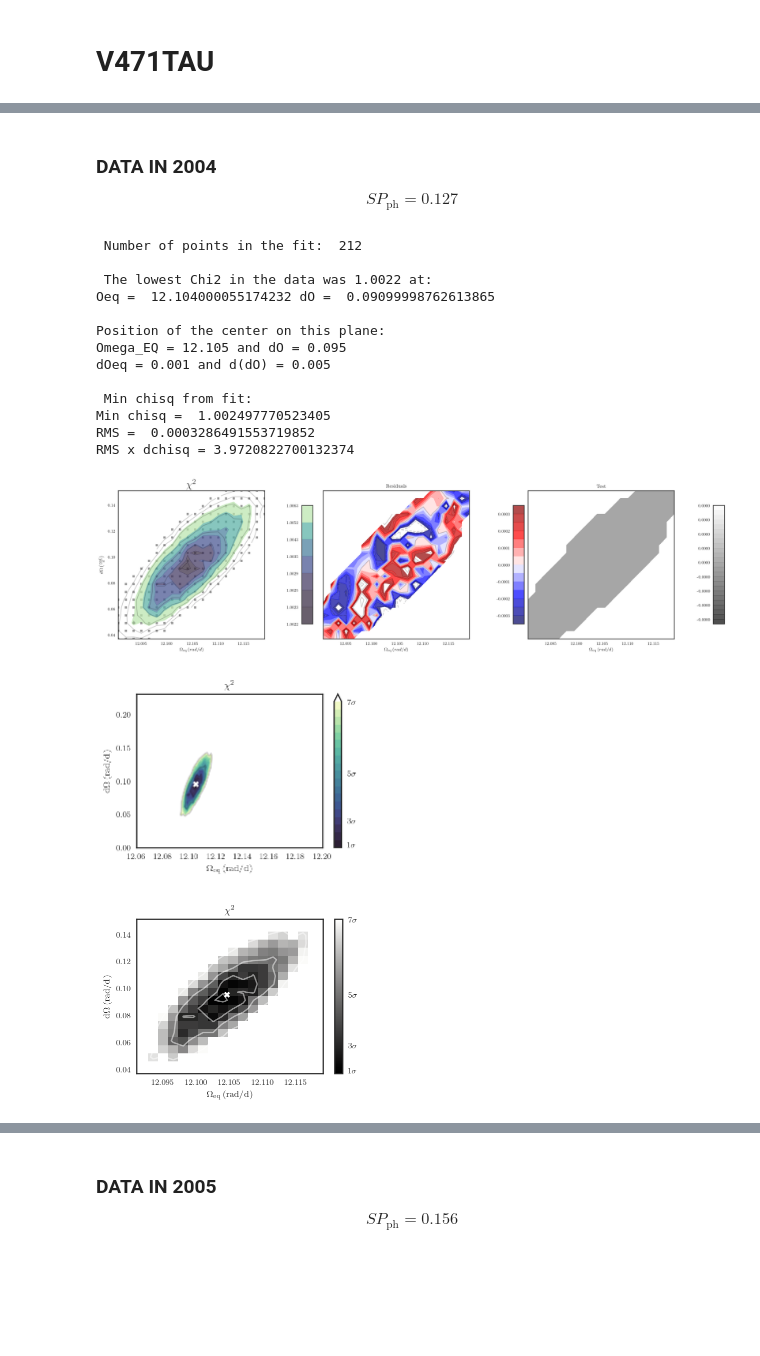
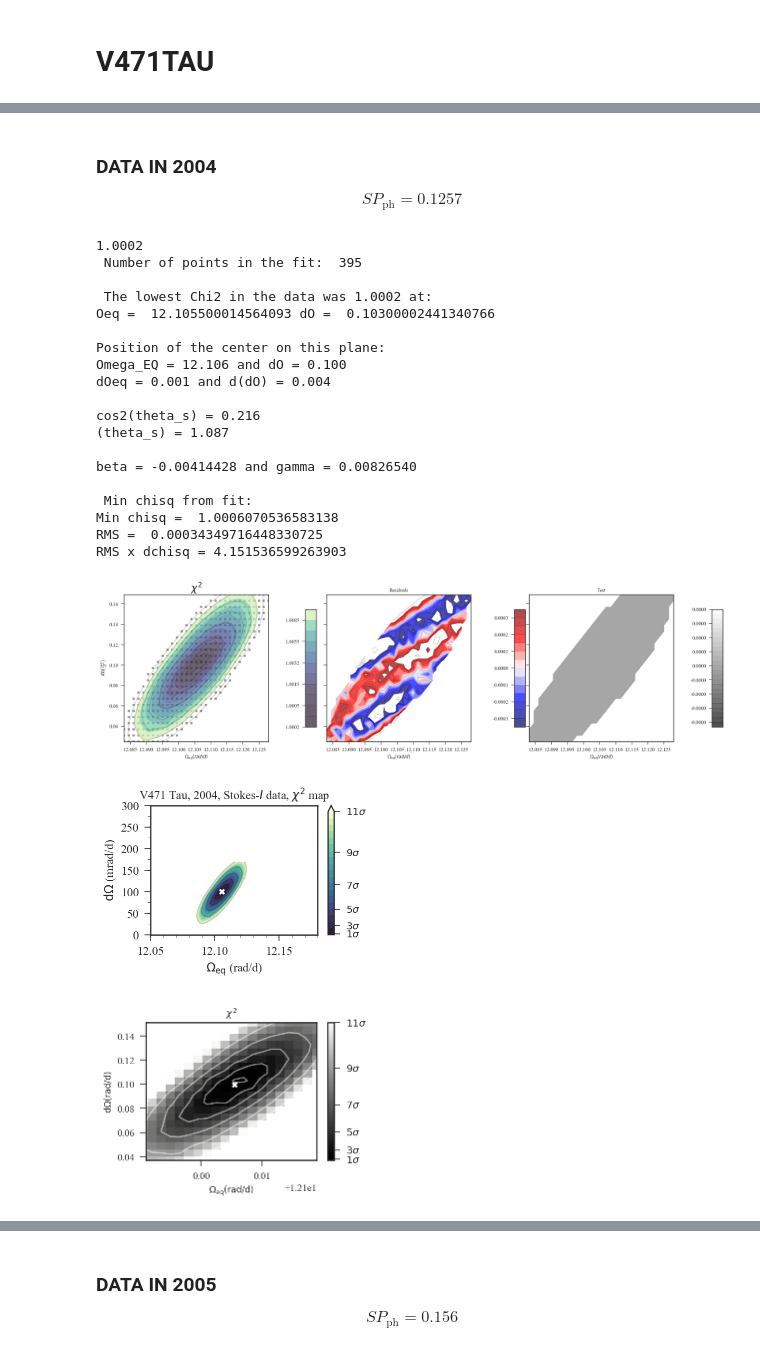
Before and after one commit to bzaire/Reports, a Jupyter notebook: search_DR_chipot-checkpoint.ipynb, the cells around one changed output, grey strips where cells are left out. Drawn from its saved outputs; the diff is of its cells as text; code cells hidden in the pictures; blank space fills up the shorter version.

```diff
--- a/search_DR_chipot-checkpoint.ipynb
+++ b/search_DR_chipot-checkpoint.ipynb
@@ -15,11 +15,11 @@ The parameters that will be used in each epoch are:
 | EQW                   | $5.12$     | $5.12$    |
 # %%
-lev_o = (12.06,12.200)
-lev_do = (0.00, 0.230)
+lev_o = (12.05,12.180)
+lev_do = (0.00, 300)
 sigma_errorbar=1
 # %% [markdown]
 ### DATA IN 2004
-  \begin{equation*} SP_{\mathrm{ph}} = 0.127 \end{equation*}
+  \begin{equation*} SP_{\mathrm{ph}} = 0.1257 \end{equation*}
 # %%
 # load modules
 import numpy as N
@@ -28,17 +28,20 @@ from scipy.optimize import leastsq
 import cmocean as cm
 import matplotlib.font_manager
 import copy
+from matplotlib.ticker import MultipleLocator
 
-P.style.use(['seaborn-white', 'seaborn-paper'])
+P.style.use(['seaborn-white', 'seaborn-paper', 'seaborn-ticks'])
 matplotlib.rc("font", family="Times New Roman", size=20)
+matplotlib.rc('xtick', labelsize='medium')
+matplotlib.rc('ytick', labelsize='medium')
 %matplotlib inline
 %config InlineBackend.figure_format = 'retina'
 
 #Define the number of sigmas that you want to consider
-nsigma=7.
+nsigma=11.
 
 # Read file with informations in each run
-beta, gamma, chisq, s, sp_ph, test, cool, hot = N.genfromtxt('data/old/search_dr_i_chipot_2004.txt', unpack=True)
+beta, gamma, chisq, s, sp_ph, test, cool, hot = N.genfromtxt('data/search_dr_i_chipot_2004.txt', unpack=True)
 
 #Change to oeq and do
 period =  0.5211833875 # in days
@@ -57,12 +60,13 @@ for i in range(len(cycle)):
 dchisq = nsigma**2*2.3/count
 
 #select data within the conditions:
-isp = N.bitwise_and(N.bitwise_and(sp_ph <= 0.12705, sp_ph >= 0.12690), test <=0.005)
+isp = N.bitwise_and(N.bitwise_and(sp_ph <= 0.12575, sp_ph >= 0.12560), test <=0.005)
 Oeq = Oeq[isp]; dO = dO[isp]; chisq = chisq[isp]; s = s[isp]; sp_ph = sp_ph[isp]
 test = test[isp]; cool = cool[isp]; hot = hot[isp]
 
 # Set global min of spot coverage
 vmin = chisq.min()
+print(vmin)
 #Set levels for plotting
 lev = [vmin + isigma**2*(2.3/count) for isigma in range(int(nsigma)+1)]
 cut_sigma = int(nsigma) + 2
@@ -121,28 +125,41 @@ res = a*Oeq**2 + b*Oeq + c*dO**2 + d*dO + e*Oeq*dO + f - chisq
 
 print('Position of the center on this plane:')
 print(r'Omega_EQ = %.3f and dO = %.3f' %(best_x, best_y))
-print('dOeq = %.3f and d(dO) = %1.3f ' %(dx, dy))
-#print(r'beta = %.5f and gamma = %.5f' %(1.- best_x/Omega0, best_y/Omega0))
+print('dOeq = %.3f and d(dO) = %1.3f \n' %(dx, dy))
 
+cos2theta = e/(c-a-N.sqrt((a-c)**2 + e**2))
+print(r'cos2(theta_s) = %.3f' %(cos2theta))
+print('(theta_s) = %.3f \n' %(N.arccos(N.sqrt(cos2theta))))
+
+print(r'beta = %.8f and gamma = %.8f' %(1.- best_x/Omega0, best_y/Omega0))
+
+Oeq04 = best_x; dO04 = best_y
+dOeq04 = dx; ddO04 = dy
 
 print('\n Min chisq from fit:')
 print('Min chisq = ', w_min)
 print('RMS = ', N.sqrt(N.mean(res**2)))
 print('RMS x dchisq =', N.sqrt(N.mean(res**2))*(count/2.3)) #2params
 # %% [output]
- Number of points in the fit:  212
+1.0002
+ Number of points in the fit:  395
 
- The lowest Chi2 in the data was 1.0022 at:
-Oeq =  12.104000055174232 dO =  0.09099998762613865
+ The lowest Chi2 in the data was 1.0002 at:
+Oeq =  12.105500014564093 dO =  0.10300002441340766
 
 Position of the center on this plane:
-Omega_EQ = 12.105 and dO = 0.095
-dOeq = 0.001 and d(dO) = 0.005
+Omega_EQ = 12.106 and dO = 0.100
+dOeq = 0.001 and d(dO) = 0.004
+
+cos2(theta_s) = 0.216
+(theta_s) = 1.087
+
+beta = -0.00414428 and gamma = 0.00826540
 
  Min chisq from fit:
-Min chisq =  1.002497770523405
-RMS =  0.0003286491553719852
-RMS x dchisq = 3.9720822700132374
+Min chisq =  1.0006070536583138
+RMS =  0.00034349716448330725
+RMS x dchisq = 4.151536599263903
 # %%
 from mpl_toolkits.axes_grid1 import make_axes_locatable
 import cmocean
@@ -198,27 +215,31 @@ fig.subplots_adjust(left = .0, right = 1., top = 1., bottom = .0, wspace = .4, h
 
 P.show()
 # %% [output]
-[figure, old version]
+[figure, new version]
 # %%
 
 fig, ax = P.subplots(1,1, figsize=(4,3))
 #ax.scatter(Oeq, dO, marker = 's', s=20, color='gray', alpha=0.8)
-ax.set_title(r'$\chi^2$')
-im = ax.contourf(x, y, z, levels=N.linspace(lev[0], lev[-1], 20), cmap=cmap, alpha=1., extend='max')
+ax.set_title(r'V471 Tau, 2004, Stokes-$I$ data, $\chi^2$ map', fontsize='large')
+im = ax.contourf(x, 1.e3*y, z, levels=N.linspace(lev[0], lev[-1], 20), cmap=cmap, alpha=1., extend='max')
 im.cmap.set_over('white')
-ax.contour(x, y, z, levels=lev_1, colors='k', alpha=0.2)
+ax.contour(x, 1.e3*y, z, levels=lev_1, colors='k', alpha=0.2)
 cbar = fig.colorbar(im, ticks=lev_1, ticklocation = 'right', format = '%1.4f')
 cbar.ax.set_yticklabels([r'$ %1d \sigma$' %isig for isig in range(1,cut_sigma,2)])
 ax.set_xlim(lev_o); ax.set_ylim(lev_do)
 #ax.set_xlim((12.091,12.119)); ax.set_ylim((0.037,0.151))
-ax.plot(best_x, best_y, 'X', color='w')
+ax.plot(best_x, 1.e3*best_y, 'X', color='w')
 #ax.errorbar(best_x, best_y, xerr=dx, yerr=dy, color='r')
-ax.set_ylabel(r'$\mathrm{d}\Omega \left(\mathrm{rad/d}\right)$')
-ax.set_xlabel(r'$\Omega_\mathrm{eq} \left(\mathrm{rad/d}\right)$')
+ax.set_ylabel(r'$\mathrm{d}\Omega$ (mrad/d)', fontsize='large')
+ax.set_xlabel(r'$\Omega_\mathrm{eq}$ (rad/d)', fontsize='large')
+ax.yaxis.set_minor_locator(MultipleLocator(25))
+ax.xaxis.set_minor_locator(MultipleLocator(.01))
+P.xticks(fontsize='large')
+P.yticks(fontsize='large')
 P.tight_layout()
-P.savefig('figs/dr_i_chipot_2004.pdf', dpi=80, rasterized=True)
+P.savefig('figs/dr_i_chipot_2004.pdf', rasterized=True)
 # %% [output]
-[figure, old version]
+[figure, new version]
 # %%
 fig, ax = P.subplots(1,1, figsize=(4,3))
 ax.set_title(r'$\chi^2$')
@@ -239,5 +260,5 @@ ax.set_ylabel(r'$\mathrm{d}\Omega \left(\mathrm{rad/d}\right)$')
 ax.set_xlabel(r'$\Omega_\mathrm{eq} \left(\mathrm{rad/d}\right)$')
 P.tight_layout()
 # %% [output]
-[figure, old version]
+[figure, new version]
 # %% [markdown]
```
Also changed, not shown: parts of 25 cells of this notebook, 25 other files.
